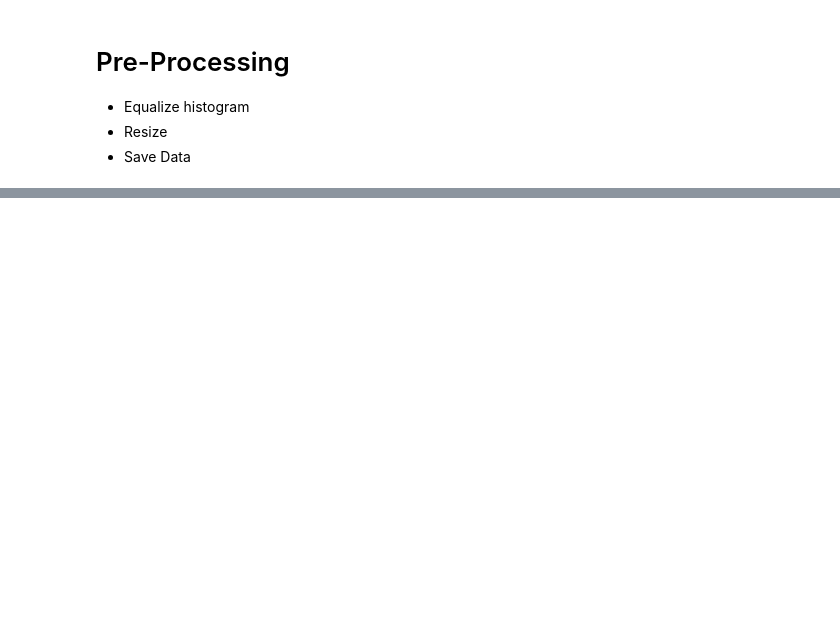
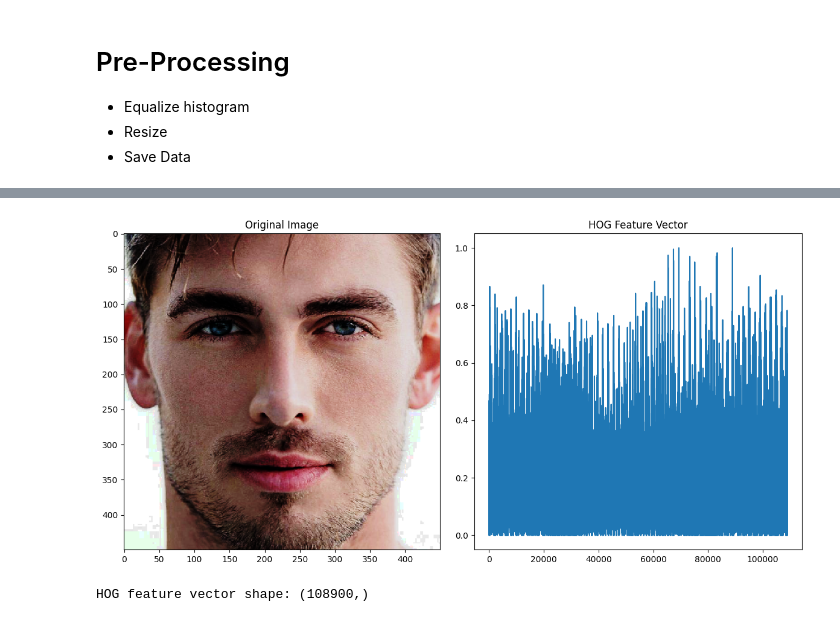
Before and after one commit to PhanThanhTungg/HCSDLDPT_BE, a Jupyter notebook: main.ipynb, the cells around one changed output, grey strips where cells are left out. Cells and saved outputs as stored; diff of their text form; code cells hidden in the pictures; blank space fills up the shorter version.

```diff
--- a/main.ipynb
+++ b/main.ipynb
@@ -80,0 +154,7 @@ if results.detections:
+# %%
+def bgr_to_gray(image):
+	b = image[..., 0].astype(np.float32)
+	g = image[..., 1].astype(np.float32)
+	r = image[..., 2].astype(np.float32)
+	gray = 0.114 * b + 0.587 * g + 0.299 * r
+	return gray.astype(np.uint8)
@@ -80,0 +199,71 @@ if results.detections:
+# %%
+def extract_hog_features(image, cell_size=8, block_size=2, bins=9):
+	if len(image.shape) == 3:
+		gray = bgr_to_gray(image)
+	else:
+		gray = image.copy()
+
+	height, width = gray.shape
+
+	gx = manual_sobel_x(gray)
+	gy = manual_sobel_y(gray)
+
+	magnitude = np.sqrt(gx**2 + gy**2)
+	orientation = np.arctan2(gy, gx) * (180 / np.pi) % 180
+
+	n_cells_y = height // cell_size
+	n_cells_x = width // cell_size
+
+	hog_cells = np.zeros((n_cells_y, n_cells_x, bins))
+
+	for y in range(n_cells_y):
+		for x in range(n_cells_x):
+			cell_magnitude = magnitude[y*cell_size:(y+1)*cell_size,
+										x*cell_size:(x+1)*cell_size]
+			cell_orientation = orientation[y*cell_size:(y+1)*cell_size,
+											x*cell_size:(x+1)*cell_size]
+
+			for i in range(cell_size):
+				for j in range(cell_size):
+					if y*cell_size+i < height and x*cell_size+j < width:
+						grad_mag = cell_magnitude[i, j]
+						grad_ang = cell_orientation[i, j]
+
+						bin_index = int(grad_ang / (180.0 / bins)) % bins
+						hog_cells[y, x, bin_index] += grad_mag
+
+	n_blocks_y = n_cells_y - block_size + 1
+	n_blocks_x = n_cells_x - block_size + 1
+	normalized_blocks = np.zeros((n_blocks_y, n_blocks_x, block_size * block_size * bins))
+
+	for y in range(n_blocks_y):
+		for x in range(n_blocks_x):
+			block = hog_cells[y:y+block_size, x:x+block_size, :].flatten()
+			block_norm = np.sqrt(np.sum(block**2) + 1e-10)
+			if block_norm > 0:
+				block = block / block_norm
+			normalized_blocks[y, x, :] = block
+
+	hog_features = normalized_blocks.flatten()
+
+	plt.figure(figsize=(12, 6))
+	plt.subplot(121)
+	plt.imshow(cv2.cvtColor(face_img, cv2.COLOR_BGR2RGB))
+	plt.title("Original Image")
+	plt.subplot(122)
+	plt.plot(hog_features)
+	plt.title("HOG Feature Vector")
+	plt.tight_layout()
+	plt.show()
+
+	print(f"HOG feature vector shape: {hog_features.shape}")
+
+	return hog_features
+
+cell_size = 8
+block_size = 2
+bins = 9
+hog_features = extract_hog_features(face_img, cell_size=cell_size, block_size=block_size, bins=bins)
+# %% [output]
+[figure, added]
+HOG feature vector shape: (108900,)
```
Also changed, not shown: parts of 6 cells of this notebook, 1 other file.
